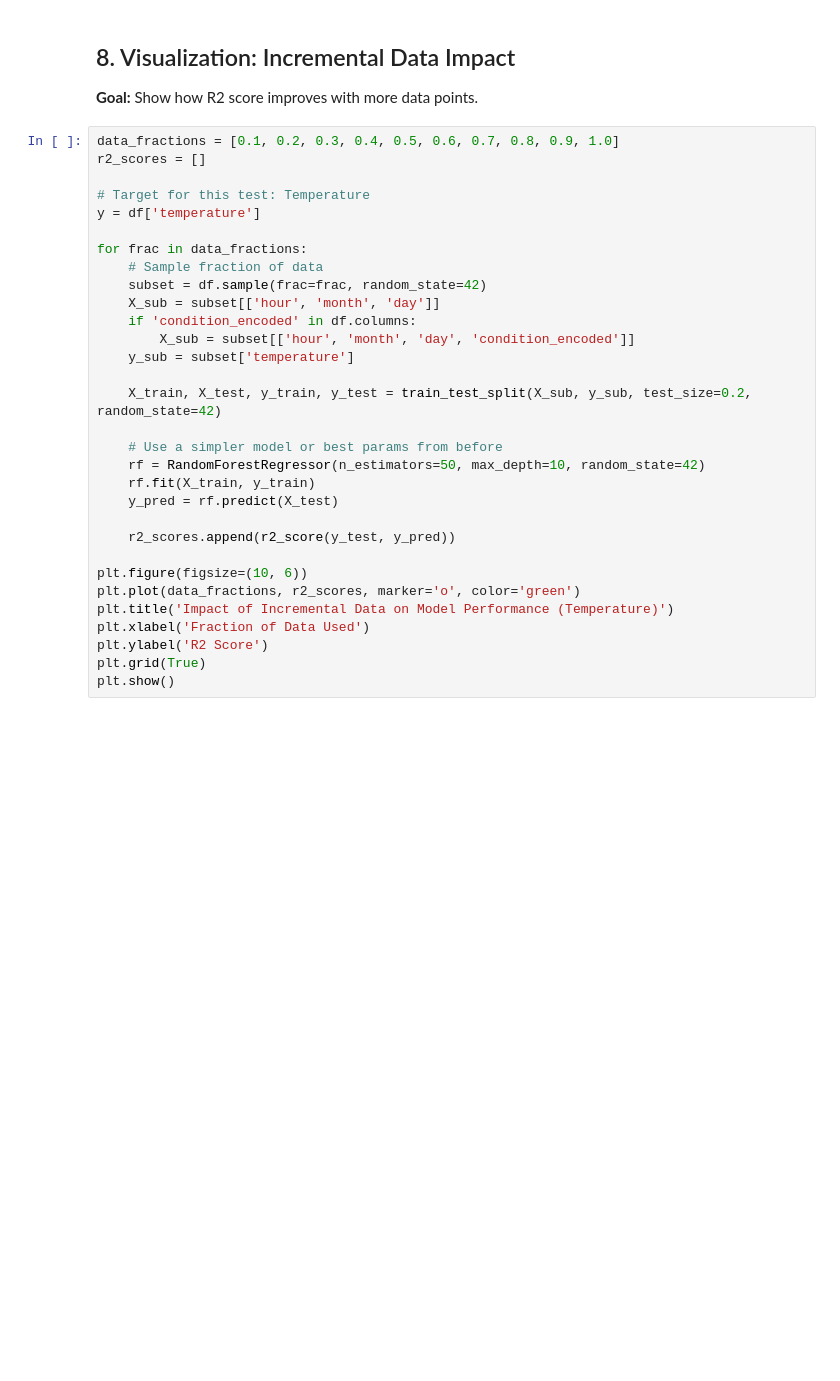
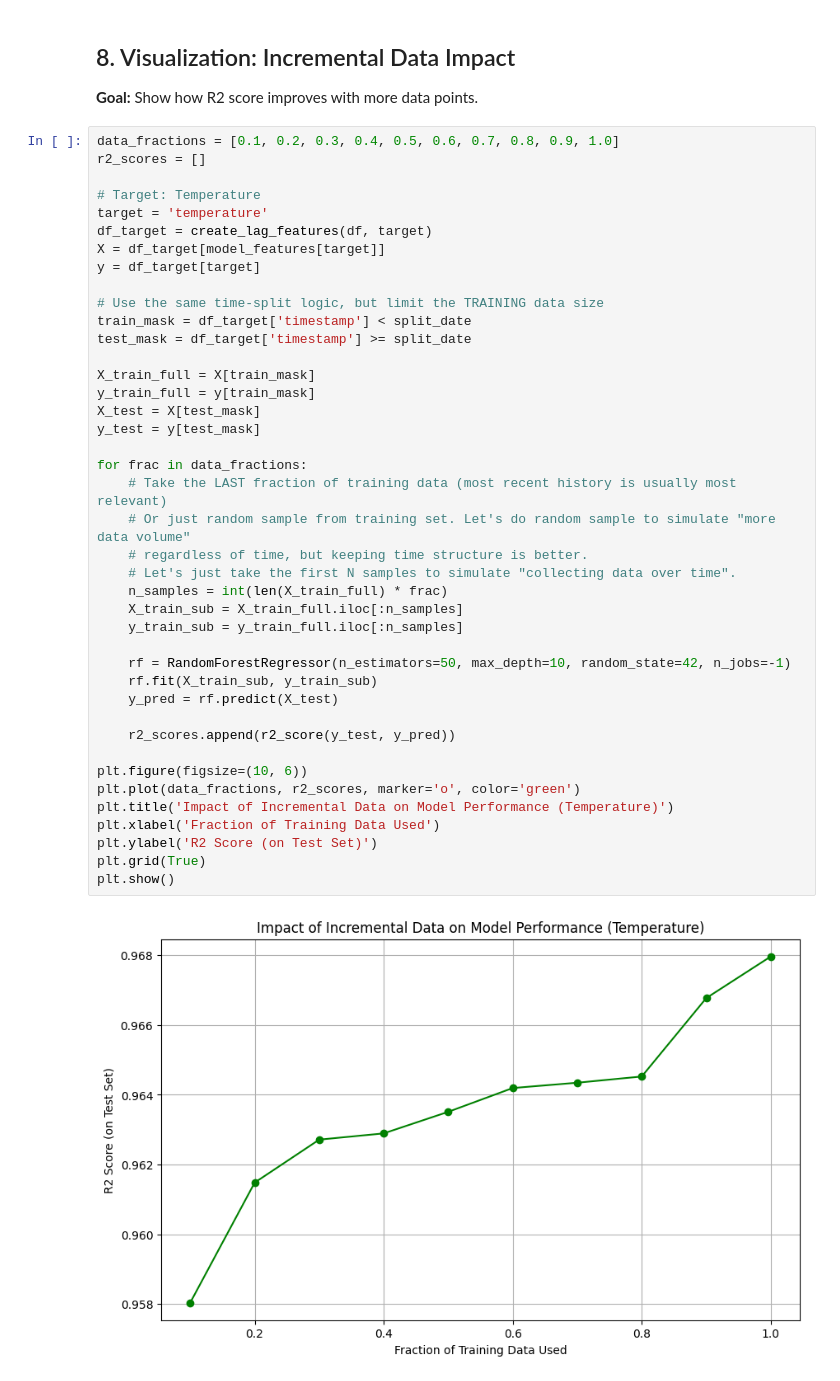
Before and after one commit to AzaniFatturFadhika/weather-iot, a Jupyter notebook: examples/model_training/notebooks/weather_model_training_hourly.ipynb, the cells around one changed output. Cells and saved outputs as stored; diff of their text form; blank space fills up the shorter version.

```diff
--- a/examples/model_training/notebooks/weather_model_training_hourly.ipynb
+++ b/examples/model_training/notebooks/weather_model_training_hourly.ipynb
@@ -274,31 +344,43 @@ plt.show()
 # %%
 data_fractions = [0.1, 0.2, 0.3, 0.4, 0.5, 0.6, 0.7, 0.8, 0.9, 1.0]
 r2_scores = []
 
-# Target for this test: Temperature
-y = df['temperature']
+# Target: Temperature
+target = 'temperature'
+df_target = create_lag_features(df, target)
+X = df_target[model_features[target]]
+y = df_target[target]
+
+# Use the same time-split logic, but limit the TRAINING data size
+train_mask = df_target['timestamp'] < split_date
+test_mask = df_target['timestamp'] >= split_date
+
+X_train_full = X[train_mask]
+y_train_full = y[train_mask]
+X_test = X[test_mask]
+y_test = y[test_mask]
 
 for frac in data_fractions:
-    # Sample fraction of data
-    subset = df.sample(frac=frac, random_state=42)
-    X_sub = subset[['hour', 'month', 'day']]
-    if 'condition_encoded' in df.columns:
-        X_sub = subset[['hour', 'month', 'day', 'condition_encoded']]
-    y_sub = subset['temperature']
+    # Take the LAST fraction of training data (most recent history is usually most relevant)
+    # Or just random sample from training set. Let's do random sample to simulate "more data volume"
+    # regardless of time, but keeping time structure is better.
+    # Let's just take the first N samples to simulate "collecting data over time".
+    n_samples = int(len(X_train_full) * frac)
+    X_train_sub = X_train_full.iloc[:n_samples]
+    y_train_sub = y_train_full.iloc[:n_samples]
 
-    X_train, X_test, y_train, y_test = train_test_split(X_sub, y_sub, test_size=0.2, random_state=42)
-
-    # Use a simpler model or best params from before
-    rf = RandomForestRegressor(n_estimators=50, max_depth=10, random_state=42)
-    rf.fit(X_train, y_train)
+    rf = RandomForestRegressor(n_estimators=50, max_depth=10, random_state=42, n_jobs=-1)
+    rf.fit(X_train_sub, y_train_sub)
     y_pred = rf.predict(X_test)
 
     r2_scores.append(r2_score(y_test, y_pred))
 
 plt.figure(figsize=(10, 6))
 plt.plot(data_fractions, r2_scores, marker='o', color='green')
 plt.title('Impact of Incremental Data on Model Performance (Temperature)')
-plt.xlabel('Fraction of Data Used')
-plt.ylabel('R2 Score')
+plt.xlabel('Fraction of Training Data Used')
+plt.ylabel('R2 Score (on Test Set)')
 plt.grid(True)
 plt.show()
+# %% [output]
+[figure, added]
```
Also changed, not shown: parts of 13 cells of this notebook.
